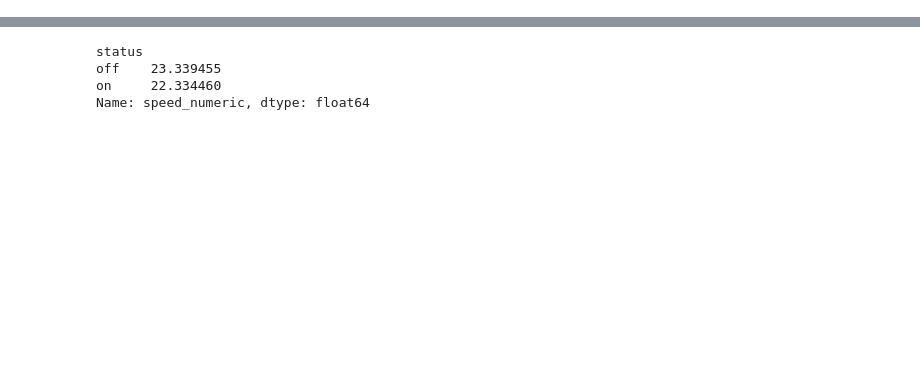
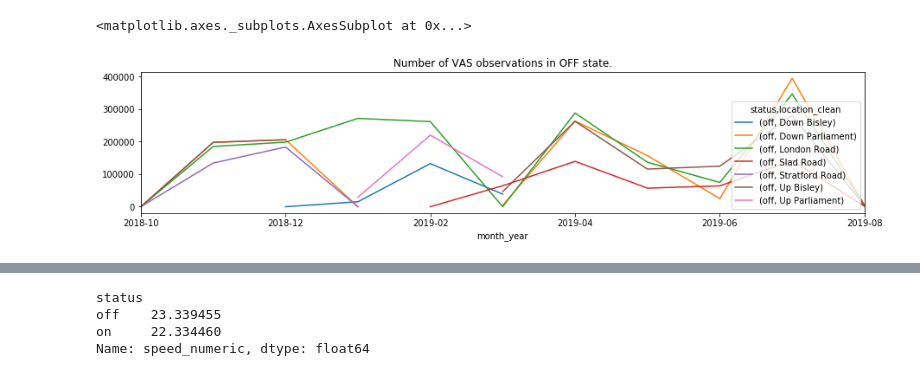
Before and after one commit to timgdavies/stroud-speed-data, a Jupyter notebook: Stroud Speeding Data.ipynb, the cells around one changed output, grey strips where cells are left out. Cells and saved outputs as stored; diff of their text form; code cells hidden in the pictures; blank space fills up the shorter version.

```diff
--- a/Stroud Speeding Data.ipynb
+++ b/Stroud Speeding Data.ipynb
@@ -107,0 +92,8 @@ df['hourofweek'] = (df.dayofweek + 1) * (df.hour + 1)
+# %%
+# How does the "off" data look.
+location_by_month_off = df.groupby([df.month_year, df.location_clean, df.status]).count().date_clean
+lbm = location_by_month_off.unstack()
+lbm[['off']].fillna(0).unstack(1).plot(kind="line", figsize=[15,3], title='Number of VAS observations in OFF state.')
+# %% [output]
+<matplotlib.axes._subplots.AxesSubplot at 0x...>
+[figure, added]
```
Also changed, not shown: parts of 69 cells of this notebook.
